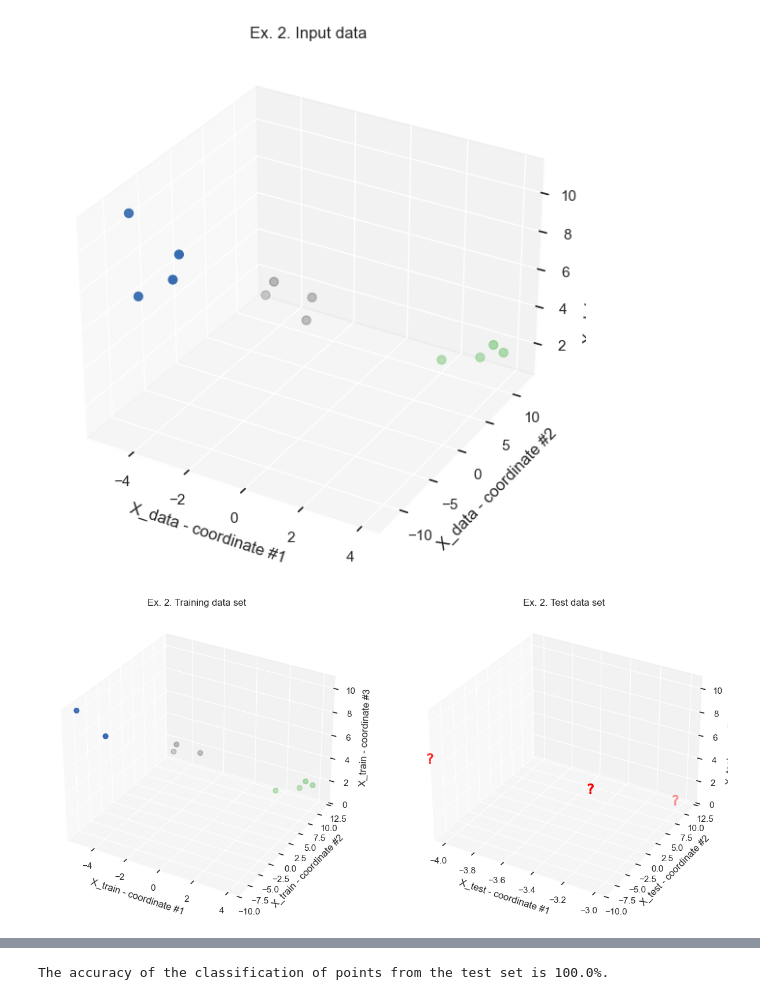
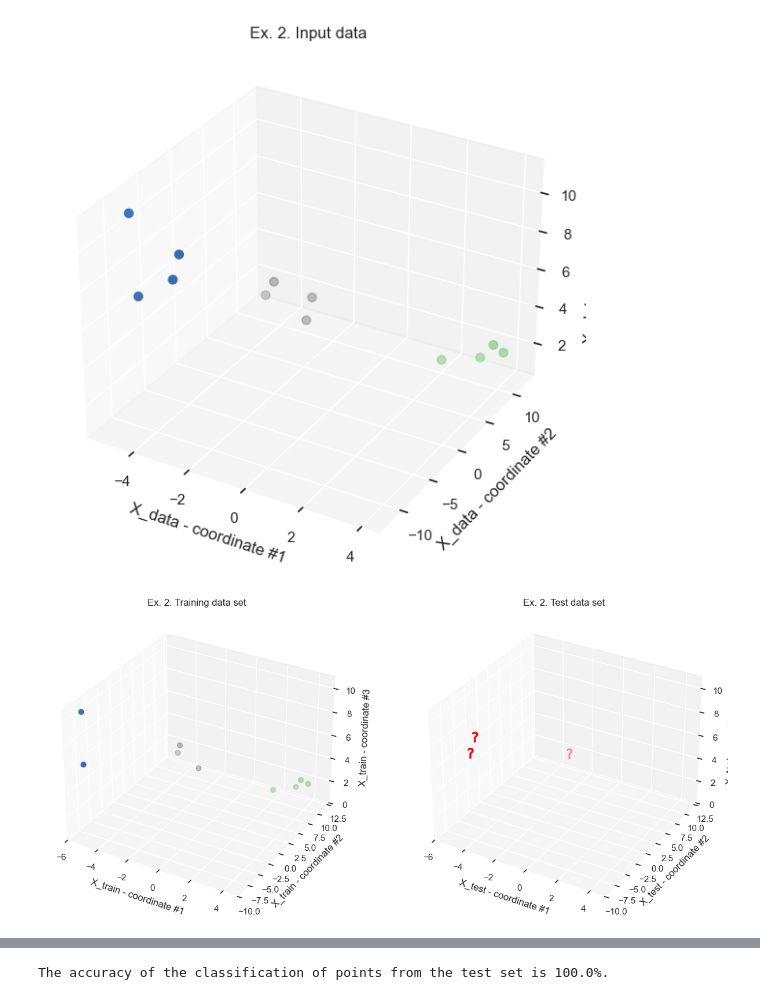
Before and after one commit to krystian-molenda/engineering-data-science, a Jupyter notebook: machine-learning/ml-algorithms-overview.ipynb, the cells around one changed output, grey strips where cells are left out. Drawn from its saved outputs; the diff is of its cells as text; code cells hidden in the pictures.

```diff
--- a/machine-learning/ml-algorithms-overview.ipynb
+++ b/machine-learning/ml-algorithms-overview.ipynb
@@ -180,30 +180,30 @@ acc = metrics.accuracy_score(y_test, y_pred)
 # %%
 # Data visualization - separation into test and training sets
 fig = plt.figure(figsize = (15, 7), facecolor = 'white')
 
 ax1 = fig.add_subplot(1, 2, 1, projection = '3d')
 ax1.scatter(X_train[:, 0], X_train[:, 1], X_train[:, 2], c = y_train, s = 40, cmap = 'Accent')
 ax1.set(xlabel = 'X_train - coordinate #1',
         ylabel = 'X_train - coordinate #2',
         zlabel = 'X_train - coordinate #3',
         title = 'Ex. 2. Training data set', facecolor = 'white')
-ax1.set_xlim,(-6, 5)
+ax1.set_xlim(-6, 5)
 ax1.set_ylim(-10, 13)
 ax1.set_zlim(-0, 11)
 
 ax2 = fig.add_subplot(1, 2, 2, projection = '3d')
 ax2.scatter(X_test[:, 0], X_test[:, 1], X_test[:, 2], c = 'red', s = 150, marker = '$?$')
 ax2.set(xlabel = 'X_test - coordinate #1',
         ylabel = 'X_test - coordinate #2',
         zlabel = 'X_test - coordinate #3',
         title = 'Ex. 2. Test data set', facecolor = 'white')
-ax2.set_xlim,(-6, 5)
+ax2.set_xlim(-6, 5)
 ax2.set_ylim(-10, 13)
 ax2.set_zlim(-0, 11)
 
 plt.show()
 # %% [output]
-[figure, old version]
+[figure, new version]
 # %%
 # Results and accuracy
 pd.DataFrame({'X_test - coordinate #1': X_test[:, 0],
```
Also changed, not shown: parts of 26 cells of this notebook.
